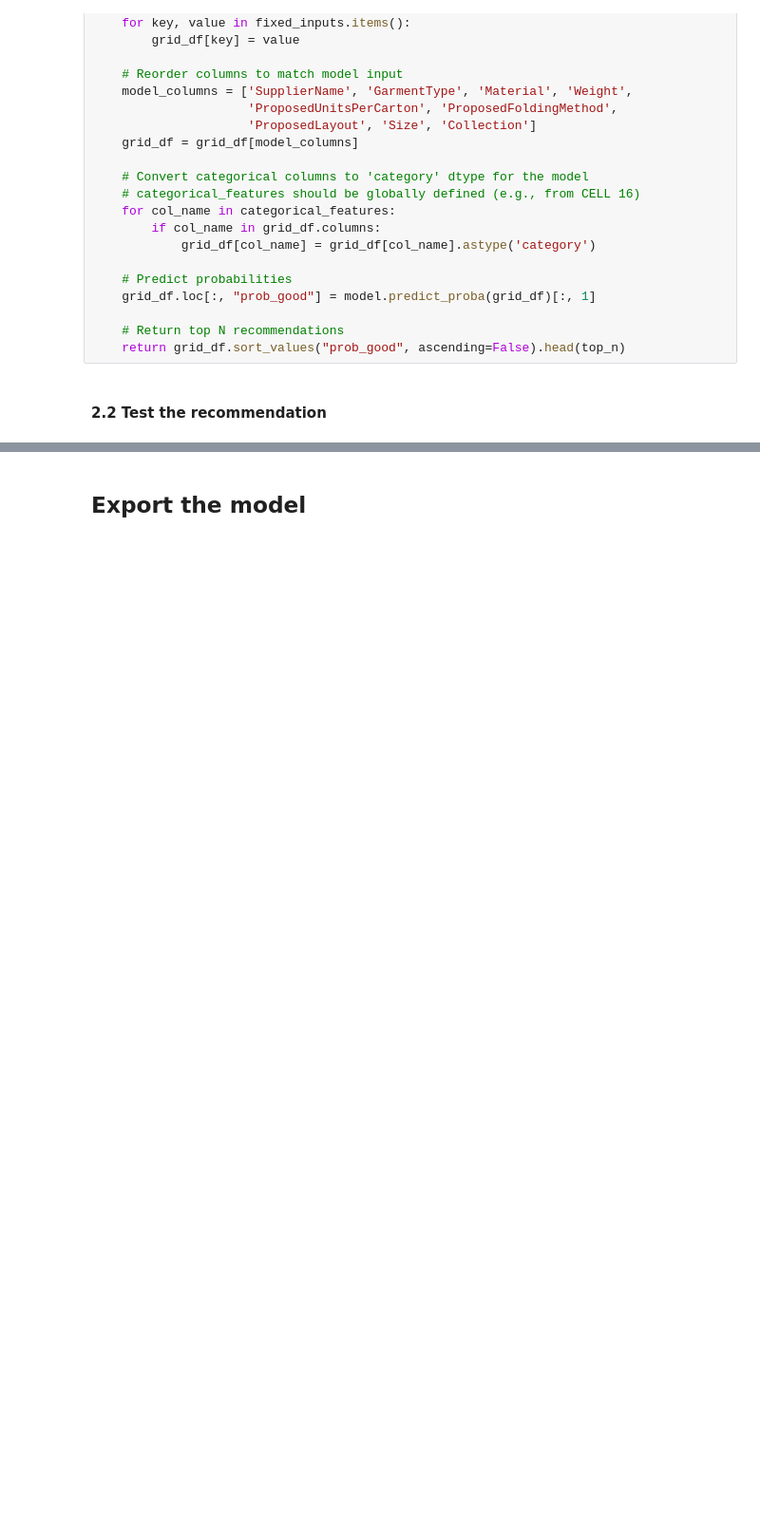
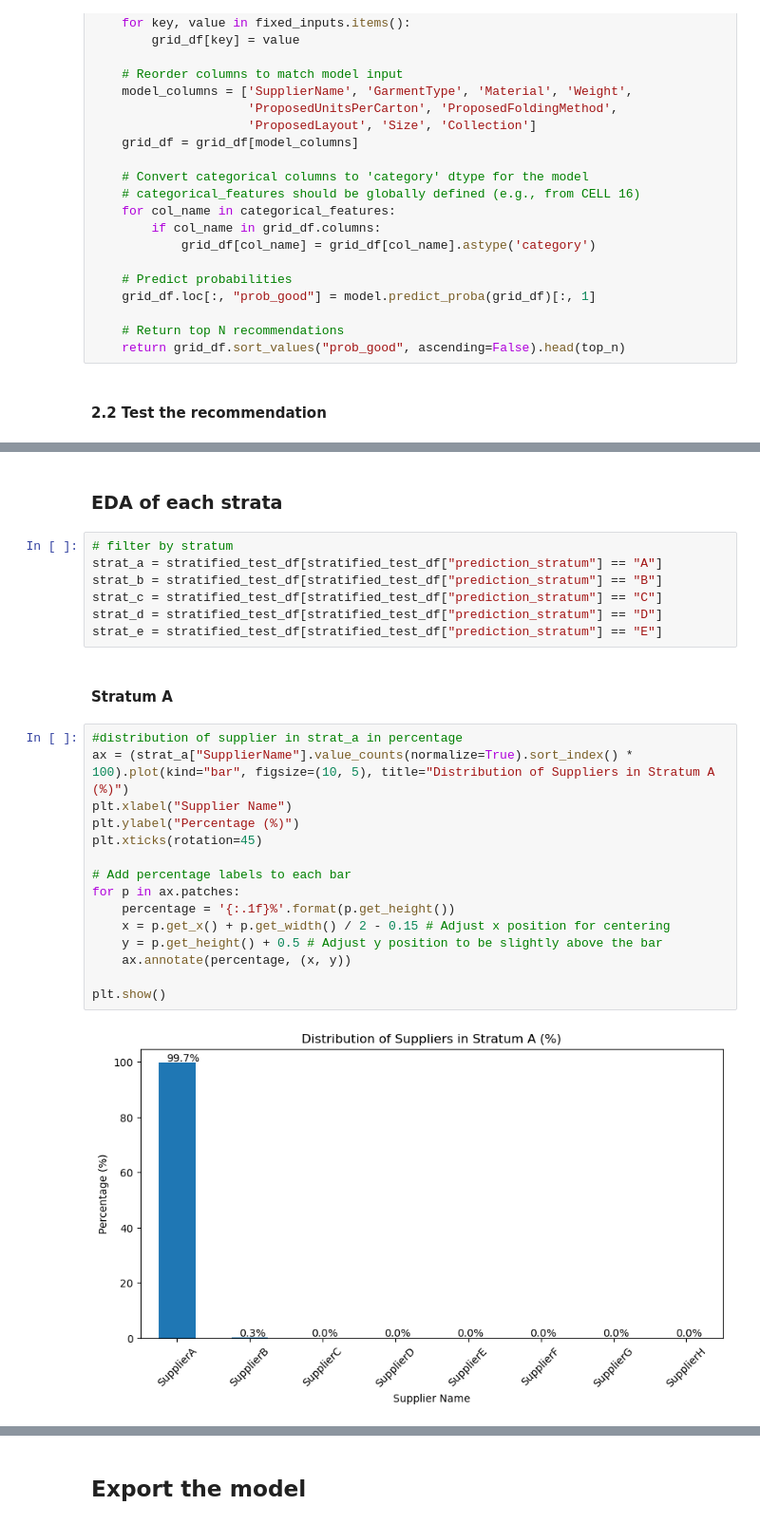
Before and after one commit to uligt/capstone, a Jupyter notebook: notebooks/2. Model_uli.ipynb, the cells around one changed output, grey strips where cells are left out. Shown: that part at 95% size. Saved outputs shown, nothing was run; the diff lists cells and outputs as text; blank space fills up the shorter version.

Commit message:
added stratification

```diff
--- a/notebooks/2. Model_uli.ipynb
+++ b/notebooks/2. Model_uli.ipynb
@@ -436,0 +501,28 @@ recommend_best_packaging(fixed_inputs, model_lgb)
+# %% [markdown]
+### EDA of each strata
+# %%
+# filter by stratum
+strat_a = stratified_test_df[stratified_test_df["prediction_stratum"] == "A"]
+strat_b = stratified_test_df[stratified_test_df["prediction_stratum"] == "B"]
+strat_c = stratified_test_df[stratified_test_df["prediction_stratum"] == "C"]
+strat_d = stratified_test_df[stratified_test_df["prediction_stratum"] == "D"]
+strat_e = stratified_test_df[stratified_test_df["prediction_stratum"] == "E"]
+# %% [markdown]
+#### Stratum A
+# %%
+#distribution of supplier in strat_a in percentage
+ax = (strat_a["SupplierName"].value_counts(normalize=True).sort_index() * 100).plot(kind="bar", figsize=(10, 5), title="Distribution of Suppliers in Stratum A (%)")
+plt.xlabel("Supplier Name")
+plt.ylabel("Percentage (%)")
+plt.xticks(rotation=45)
+
+# Add percentage labels to each bar
+for p in ax.patches:
+    percentage = '{:.1f}%'.format(p.get_height())
+    x = p.get_x() + p.get_width() / 2 - 0.15 # Adjust x position for centering
+    y = p.get_height() + 0.5 # Adjust y position to be slightly above the bar
+    ax.annotate(percentage, (x, y))
+
+plt.show()
+# %% [output]
+[figure, added]
```
Also changed, not shown: parts of 19 cells of this notebook.
